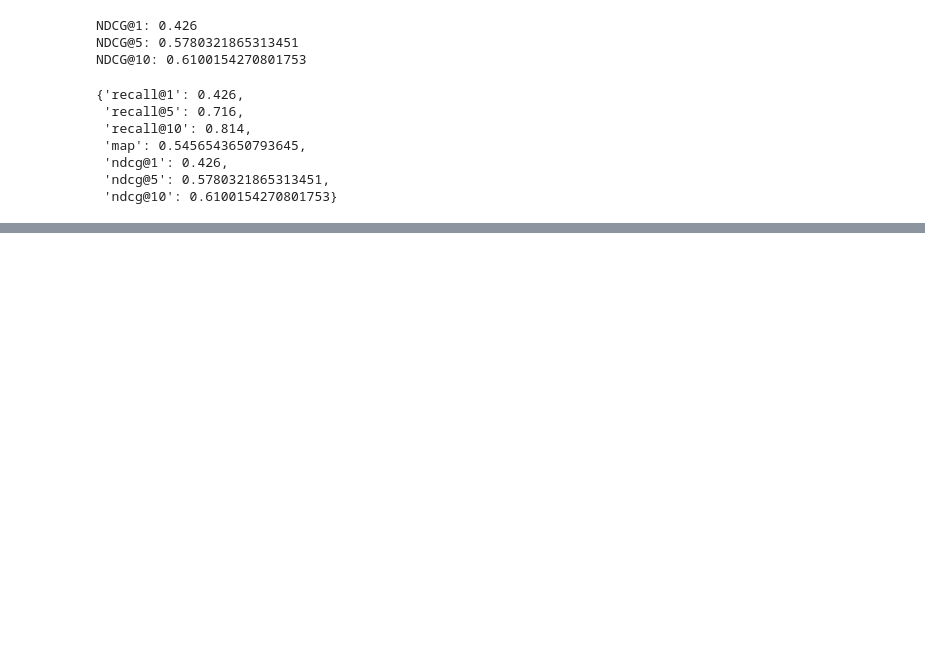
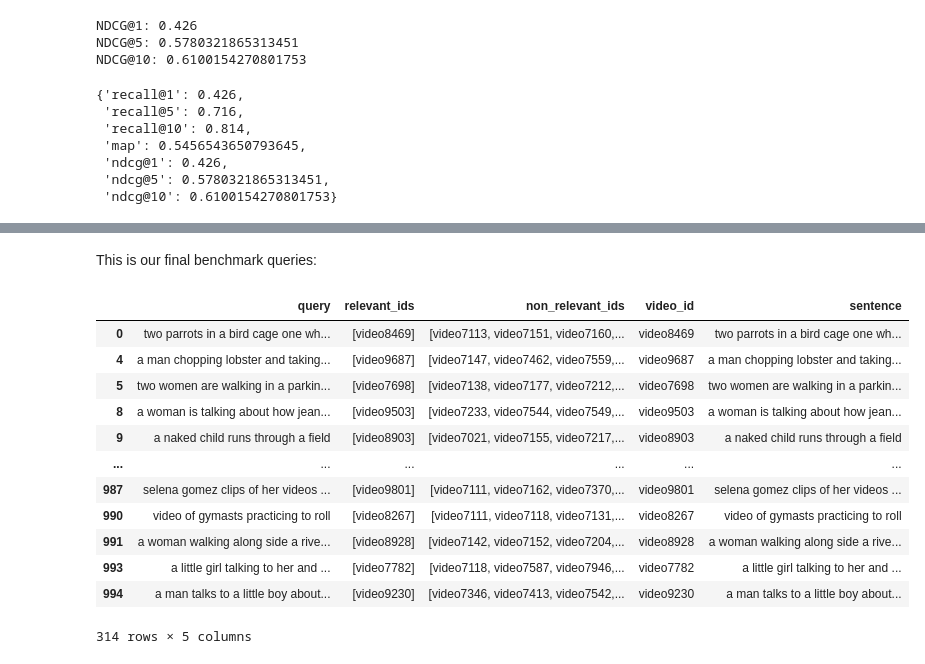
Before and after one commit to Suraj-Ram/video-semantic-search, a Jupyter notebook: final_vr_c4c.ipynb, the cells around one changed output, grey strips where cells are left out. Drawn from its saved outputs; the diff is of its cells as text; code cells hidden in the pictures; blank space fills up the shorter version.

```diff
--- a/final_vr_c4c.ipynb
+++ b/final_vr_c4c.ipynb
@@ -312,0 +357,33 @@ get_all_eval_scores(all_query_results_df)
+# %%
+def get_cleaned_fire_judgements(raw_fire_annotations):
+    all_queries = [a["query"] for a in raw_fire_annotations]
+    print("Total queries", len(all_queries))
+    unique_queries = list(set(all_queries))
+    print("Unique queries", len(unique_queries))
+
+    # Initialize lists to store relevant and non-relevant IDs
+    relevant_ids = []
+    non_relevant_ids = []
+
+    # Iterate through the first queries and categorize the IDs
+    for query in unique_queries:
+        relevant = []
+        non_relevant = []
+        for annotation in raw_fire_annotations:
+            if annotation["query"] == query:
+                if annotation["label"] == "relevant":
+                    relevant.append(annotation["video_id"])
+                else:
+                    non_relevant.append(annotation["video_id"])
+        relevant_ids.append(relevant)
+        non_relevant_ids.append(non_relevant)
+
+
+    return pd.DataFrame({
+    "query": unique_queries,
+    "relevant_ids": relevant_ids,
+    "non_relevant_ids": non_relevant_ids
+    }).copy()
+# %%
+fire_judgements_df = get_cleaned_fire_judgements(fire_data["annotations"])
+fire_judgements_df.info()
@@ -312,0 +403,4 @@ get_all_eval_scores(all_query_results_df)
+# %%
+# Filter only queries with a single relevant result
+fire_judgements_single_result = fire_judgements_df[fire_judgements_df["relevant_ids"].apply(lambda x: len(x) == 1)]
+fire_judgements_single_result
@@ -312,0 +421,22 @@ get_all_eval_scores(all_query_results_df)
+# %% [markdown]
+This is our final benchmark queries:
+# %%
+video_ids_in_sample = set(raw_samples_df["video_id"].apply(lambda x: int(x[len("video"):])))
+final_fire_jud = fire_judgements_single_result[fire_judgements_single_result["relevant_ids"].apply(lambda x: int(x[0][len("video"):]) in video_ids_in_sample)]
+final_fire_jud['video_id'] = final_fire_jud['relevant_ids'].apply(lambda x: x[0])
+final_fire_jud['sentence'] = final_fire_jud['query']
+final_fire_jud
+# %% [output]
+|  | query | relevant_ids | non_relevant_ids | video_id | sentence |
+| 0 | two parrots in a bird cage one wh... | [video8469] | [video7113, video7151, video7160,... | video8469 | two parrots in a bird cage one wh... |
+| 4 | a man chopping lobster and taking... | [video9687] | [video7147, video7462, video7559,... | video9687 | a man chopping lobster and taking... |
+| 5 | two women are walking in a parkin... | [video7698] | [video7138, video7177, video7212,... | video7698 | two women are walking in a parkin... |
+| 8 | a woman is talking about how jean... | [video9503] | [video7233, video7544, video7549,... | video9503 | a woman is talking about how jean... |
+| 9 | a naked child runs through a field | [video8903] | [video7021, video7155, video7217,... | video8903 | a naked child runs through a field |
+| ... | ... | ... | ... | ... | ... |
+| 987 | selena gomez clips of her videos ... | [video9801] | [video7111, video7162, video7370,... | video9801 | selena gomez clips of her videos ... |
+| 990 | video of gymasts practicing to roll | [video8267] | [video7111, video7118, video7131,... | video8267 | video of gymasts practicing to roll |
+| 991 | a woman walking along side a rive... | [video8928] | [video7142, video7152, video7204,... | video8928 | a woman walking along side a rive... |
+| 993 | a little girl talking to her and ... | [video7782] | [video7118, video7587, video7946,... | video7782 | a little girl talking to her and ... |
+| 994 | a man talks to a little boy about... | [video9230] | [video7346, video7413, video7542,... | video9230 | a man talks to a little boy about... |
+314 rows × 5 columns
```
Also changed, not shown: parts of 12 cells of this notebook, 2 other files.
